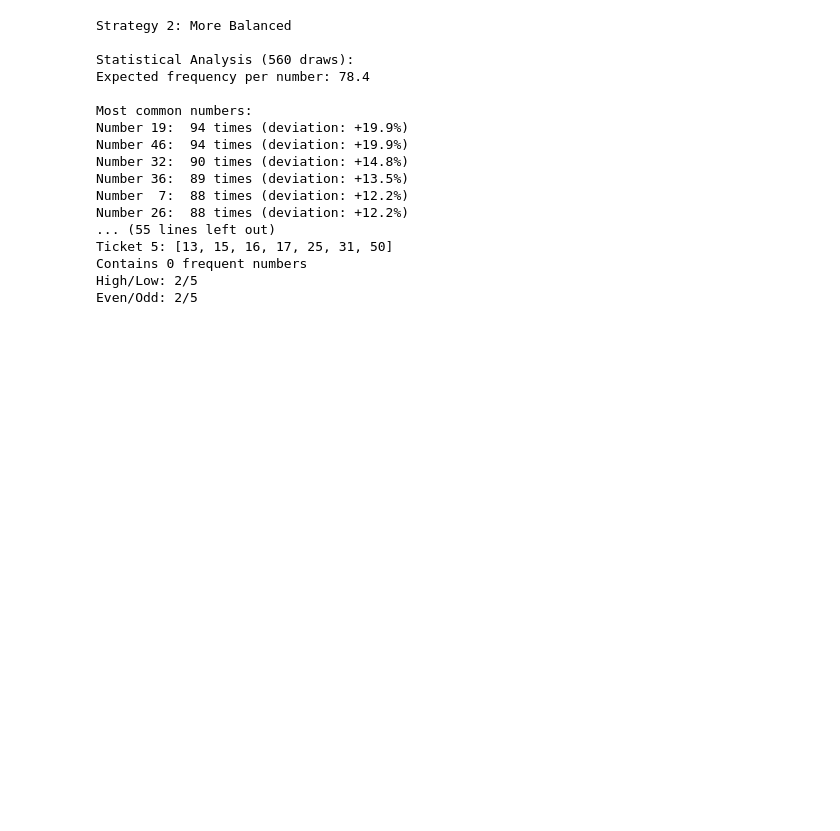
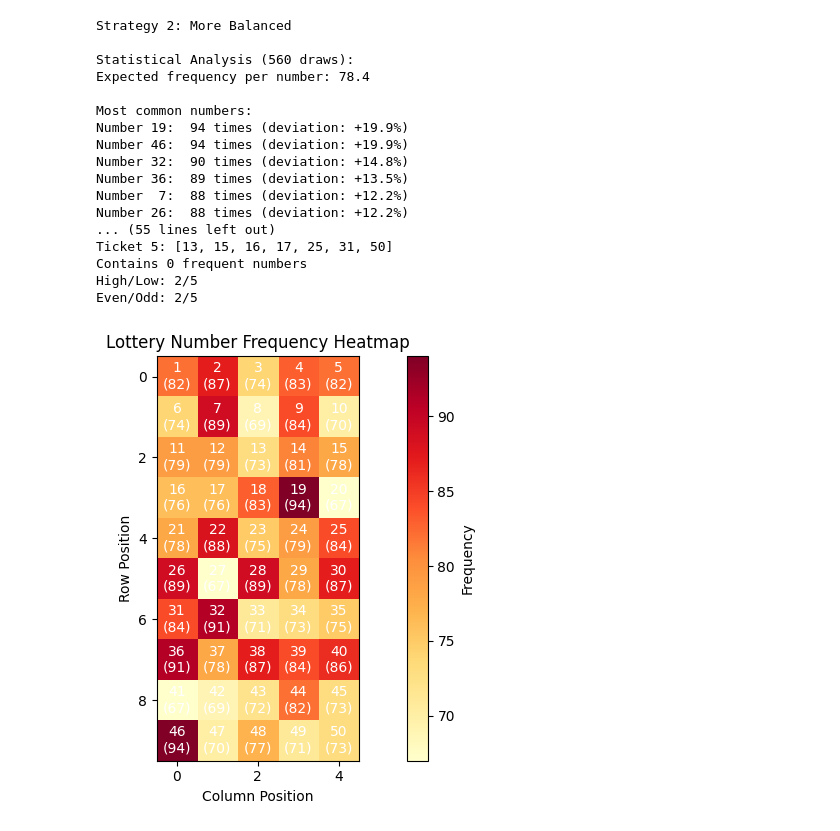
Before and after one commit to gh0stintheshe11/Lotto-Max-Bot, a Jupyter notebook: dev.ipynb, the cells around one changed output. Saved outputs shown, nothing was run; the diff lists cells and outputs as text; code cells hidden in the pictures; blank space fills up the shorter version.

```diff
--- a/dev.ipynb
+++ b/dev.ipynb
@@ -1054,3 +875,75 @@ Ticket 5: [13, 15, 16, 17, 25, 31, 50]
 Contains 0 frequent numbers
 High/Low: 2/5
 Even/Odd: 2/5
+# %%
+from sklearn.cluster import KMeans
+
+def map_numbers_to_grid():
+    grid = {}
+    number = 1
+    for row in range(1, 11):  # 10 rows
+        for col in range(1, 6):  # 5 columns
+            if number <= 50:
+                grid[number] = (row, col)
+                number += 1
+    return grid
+
+grid_positions = map_numbers_to_grid()
+
+# First get the frequency data
+def analyze_lottery_statistics():
+    # Read and filter data
+    df = pd.read_csv('lottery_results.csv')
+    df['Date'] = pd.to_datetime(df['Date'])
+    df = df[df['Date'] >= '2019-07-01']
+
+    # Analyze number frequencies
+    all_numbers = []
+    for i in range(1, 8):
+        numbers = df[f'Main Numbers {i}'].tolist()
+        all_numbers.extend(numbers)
+
+    freq = Counter(all_numbers)
+    return freq
+
+# Get the frequency data
+freq_data = analyze_lottery_statistics()
+
+def plot_lottery_heatmap(freq_data):
+    """Create a heatmap using actual lottery frequency data"""
+    plt.figure(figsize=(10, 5))
+
+    # Create heatmap data
+    heatmap_data = np.zeros((10, 5))
+    max_freq = max(freq_data.values())
+
+    # Fill the heatmap data
+    for number, freq in freq_data.items():
+        if number in grid_positions:
+            row, col = grid_positions[number]
+            heatmap_data[row-1, col-1] = freq
+
+    # Create heatmap
+    plt.imshow(heatmap_data, cmap='YlOrRd')
+    plt.colorbar(label='Frequency')
+
+    # Add number labels and frequencies
+    for number, (row, col) in grid_positions.items():
+        if number in freq_data:
+            freq = freq_data[number]
+            plt.text(col-1, row-1, f'{number}\n({freq})',
+                    ha='center', va='center',
+                    color='black' if heatmap_data[row-1, col-1] < max_freq/2 else 'white')
+
+    plt.title('Lottery Number Frequency Heatmap')
+    plt.xlabel('Column Position')
+    plt.ylabel('Row Position')
+    plt.tight_layout()
+    plt.show()
+
+    return heatmap_data  # Add this return statement
+
+# Now plot with actual frequency data
+heatmap_data = plot_lottery_heatmap(freq_data)
+# %% [output]
+[figure, added]
```
Also changed, not shown: parts of 4 cells of this notebook, 3 other files.
